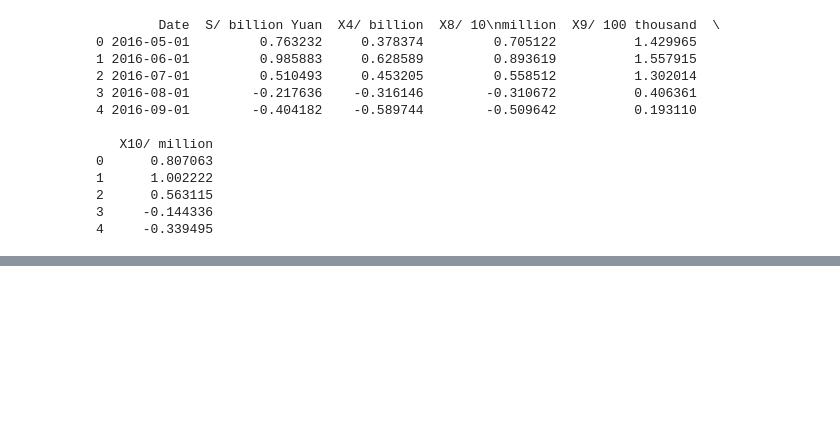
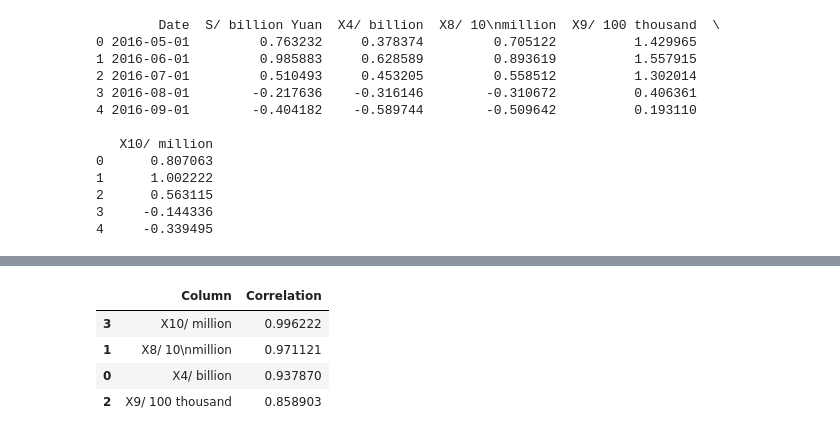
Before and after one commit to abderrahimrhitrif/Projet-DA, a Jupyter notebook: projet.ipynb, the cells around one changed output, grey strips where cells are left out. Saved outputs shown, nothing was run; the diff lists cells and outputs as text; code cells hidden in the pictures; blank space fills up the shorter version.

```diff
--- a/projet.ipynb
+++ b/projet.ipynb
@@ -338,0 +350,43 @@ print(df_dress_standardized.head())
+# %%
+def pearson_correlation(x, y):
+    x = np.array(x)
+    y = np.array(y)
+
+
+    x_mean = np.mean(x)
+    y_mean = np.mean(y)
+
+    numerator = np.sum((x - x_mean) * (y - y_mean))
+
+    denominator = np.sqrt(np.sum((x - x_mean) ** 2) * np.sum((y - y_mean) ** 2))
+
+
+    if denominator == 0:
+        return 0
+
+    return numerator / denominator
+
+
+def calculate_correlation(df, target_col):
+    numeric_cols = df.select_dtypes(include=[np.number]).drop(columns=[target_col], errors='ignore')
+
+    correlations = {}
+
+    for col in numeric_cols.columns:
+        correlation = pearson_correlation(df[col], df[target_col])
+        correlations[col] = correlation
+
+    correlation_df = pd.DataFrame(list(correlations.items()), columns=['Column', 'Correlation'])
+
+    correlation_df['Abs_Correlation'] = correlation_df['Correlation'].abs()
+    correlation_df = correlation_df.sort_values(by='Abs_Correlation', ascending=False).drop(columns=['Abs_Correlation'])
+
+    return correlation_df
+# %%
+calculate_correlation(df_dress_sales, 'S/ billion Yuan')
+# %% [output]
+|  | Column | Correlation |
+| 3 | X10/ million | 0.996222 |
+| 1 | X8/ 10\nmillion | 0.971121 |
+| 0 | X4/ billion | 0.937870 |
+| 2 | X9/ 100 thousand | 0.858903 |
```
Also changed, not shown: parts of 12 cells of this notebook.
